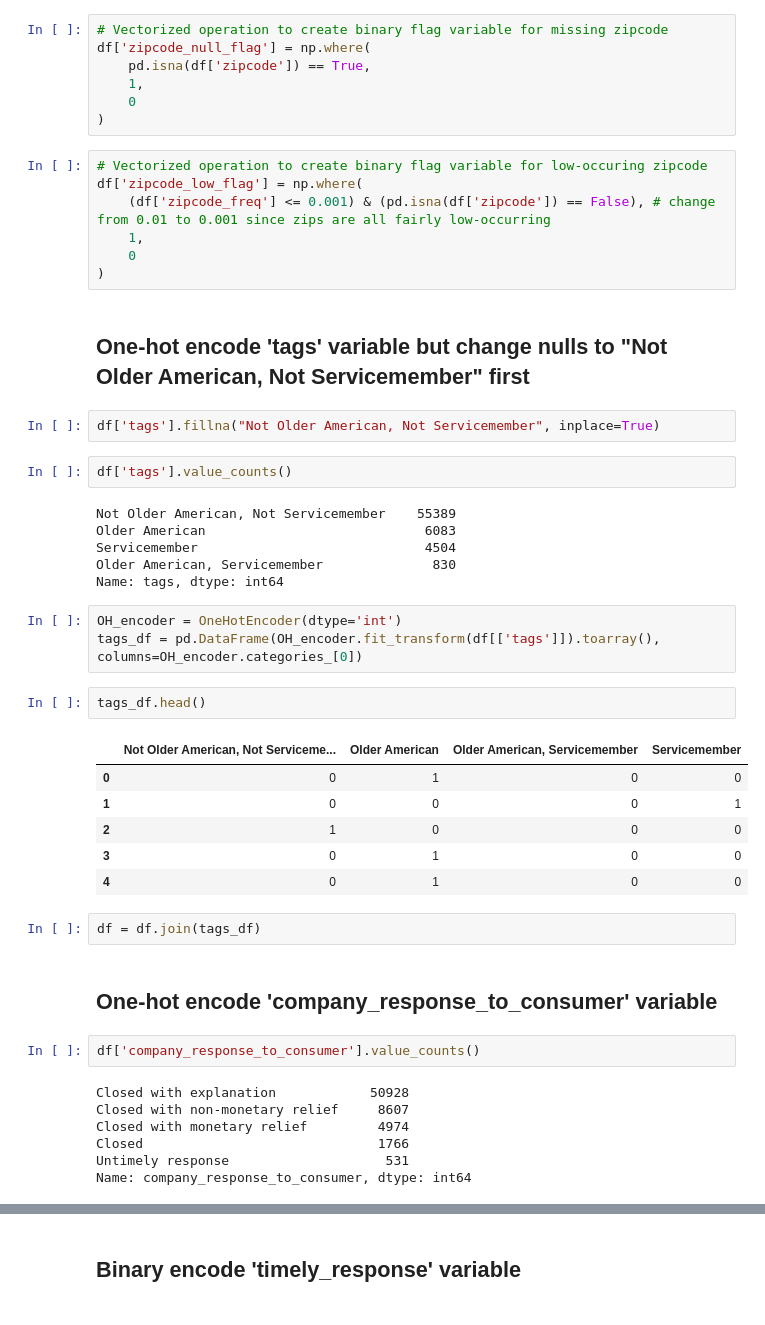
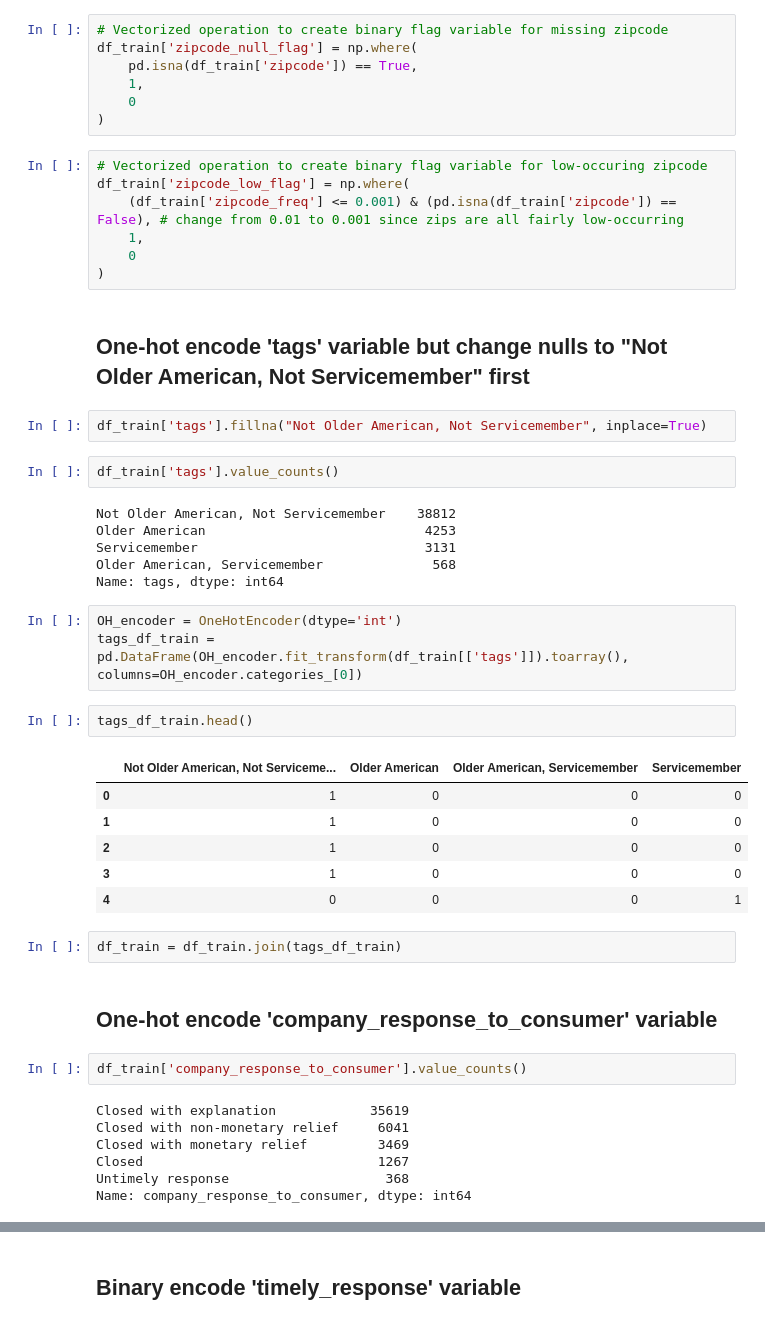
Before and after one commit to schellrw/consumer_complaints, a Jupyter notebook: 00_EDA_and_FE.ipynb, the cells around one changed output, grey strips where cells are left out. Drawn from its saved outputs; the diff is of its cells as text.

```diff
--- a/00_EDA_and_FE.ipynb
+++ b/00_EDA_and_FE.ipynb
@@ -390,53 +616,53 @@ df['zipcode_freq'] = np.where(
 )
 # %%
 # Vectorized operation to create binary flag variable for missing zipcode
-df['zipcode_null_flag'] = np.where(
-    pd.isna(df['zipcode']) == True,
+df_train['zipcode_null_flag'] = np.where(
+    pd.isna(df_train['zipcode']) == True,
     1,
     0
 )
 # %%
 # Vectorized operation to create binary flag variable for low-occuring zipcode
-df['zipcode_low_flag'] = np.where(
-    (df['zipcode_freq'] <= 0.001) & (pd.isna(df['zipcode']) == False), # change from 0.01 to 0.001 since zips are all fairly low-occurring
+df_train['zipcode_low_flag'] = np.where(
+    (df_train['zipcode_freq'] <= 0.001) & (pd.isna(df_train['zipcode']) == False), # change from 0.01 to 0.001 since zips are all fairly low-occurring
     1,
     0
 )
 # %% [markdown]
 ## One-hot encode 'tags' variable but change nulls to "Not Older American, Not Servicemember" first
 # %%
-df['tags'].fillna("Not Older American, Not Servicemember", inplace=True)
+df_train['tags'].fillna("Not Older American, Not Servicemember", inplace=True)
 # %%
-df['tags'].value_counts()
+df_train['tags'].value_counts()
 # %% [output]
-Not Older American, Not Servicemember    55389
-Older American                            6083
-Servicemember                             4504
-Older American, Servicemember              830
+Not Older American, Not Servicemember    38812
+Older American                            4253
+Servicemember                             3131
+Older American, Servicemember              568
 Name: tags, dtype: int64
 # %%
 OH_encoder = OneHotEncoder(dtype='int')
-tags_df = pd.DataFrame(OH_encoder.fit_transform(df[['tags']]).toarray(), columns=OH_encoder.categories_[0])
+tags_df_train = pd.DataFrame(OH_encoder.fit_transform(df_train[['tags']]).toarray(), columns=OH_encoder.categories_[0])
 # %%
-tags_df.head()
+tags_df_train.head()
 # %% [output]
 |  | Not Older American, Not Serviceme... | Older American | Older American, Servicemember | Servicemember |
-| 0 | 0 | 1 | 0 | 0 |
-| 1 | 0 | 0 | 0 | 1 |
+| 0 | 1 | 0 | 0 | 0 |
+| 1 | 1 | 0 | 0 | 0 |
 | 2 | 1 | 0 | 0 | 0 |
-| 3 | 0 | 1 | 0 | 0 |
-| 4 | 0 | 1 | 0 | 0 |
+| 3 | 1 | 0 | 0 | 0 |
+| 4 | 0 | 0 | 0 | 1 |
-# %%
-df = df.join(tags_df)
+# %%
+df_train = df_train.join(tags_df_train)
 # %% [markdown]
 ## One-hot encode 'company_response_to_consumer' variable
 # %%
-df['company_response_to_consumer'].value_counts()
+df_train['company_response_to_consumer'].value_counts()
 # %% [output]
-Closed with explanation            50928
-Closed with non-monetary relief     8607
-Closed with monetary relief         4974
-Closed                              1766
-Untimely response                    531
+Closed with explanation            35619
+Closed with non-monetary relief     6041
+Closed with monetary relief         3469
+Closed                              1267
+Untimely response                    368
 Name: company_response_to_consumer, dtype: int64
 # %%
```
Also changed, not shown: parts of 123 cells of this notebook, 52 other files.
